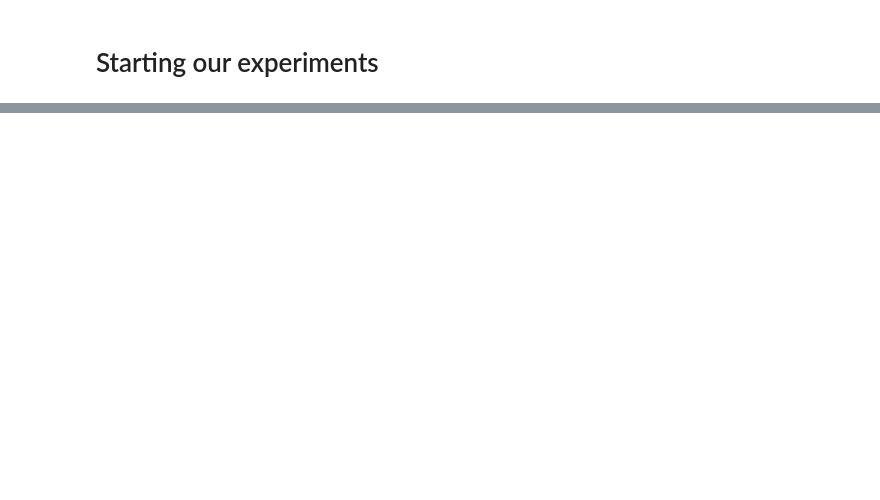
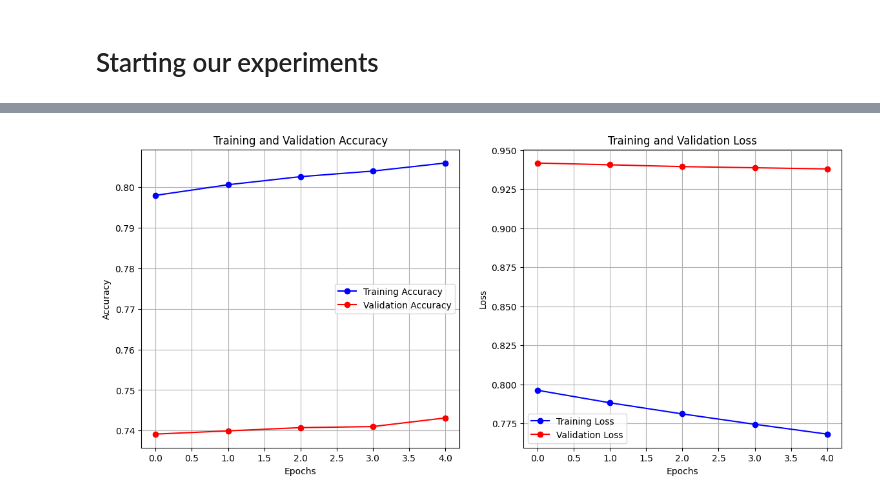
Before and after one commit to HanyAbdelsalam/Food-Vision-app, a Jupyter notebook: training_experiments.ipynb, the cells around one changed output, grey strips where cells are left out. Saved outputs shown, nothing was run; the diff lists cells and outputs as text; code cells hidden in the pictures; blank space fills up the shorter version.

```diff
--- a/training_experiments.ipynb
+++ b/training_experiments.ipynb
@@ -361,0 +455,2 @@ plot_history(history_model_1)
+# %%
+model_2 = unfreeze_top_layers(model_2, start_fraction=0.95, learning_rate=0.0001)
@@ -361,0 +478,10 @@ plot_history(history_model_1)
+# %%
+history_model_2_fine_tune_5_percent = model_2.fit(train_data,
+                              epochs=10,
+                              steps_per_epoch=len(train_data),
+                              validation_data=test_data,
+                              validation_steps=int(0.15*len(test_data)),
+                              callbacks=prepare_callbacks(checkpoint_name="fine_tune_5_percent_model_2",
+                                                          logs_name="fine_tune_5_percent_model_2"),
+                              initial_epoch=5
+                              )
@@ -361,0 +506,2 @@ plot_history(history_model_1)
+# %%
+save_training_history(history_model_2_fine_tune_5_percent, "model_2_fine_tune_5_percent")
@@ -361,0 +516,4 @@ plot_history(history_model_1)
+# %%
+plot_history(history_model_2_fine_tune_5_percent)
+# %% [output]
+[figure, added]
```
Also changed, not shown: parts of 55 cells of this notebook, 40 other files.
